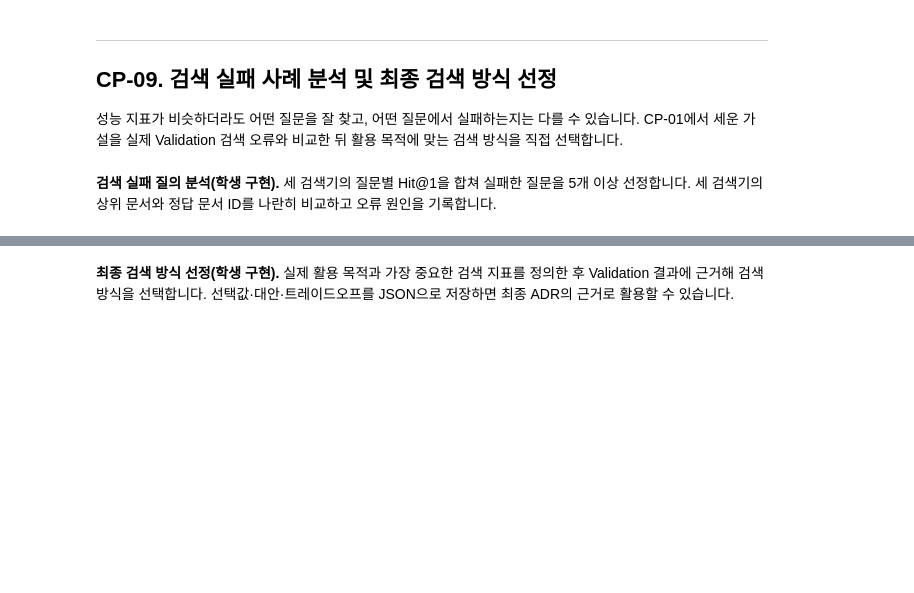
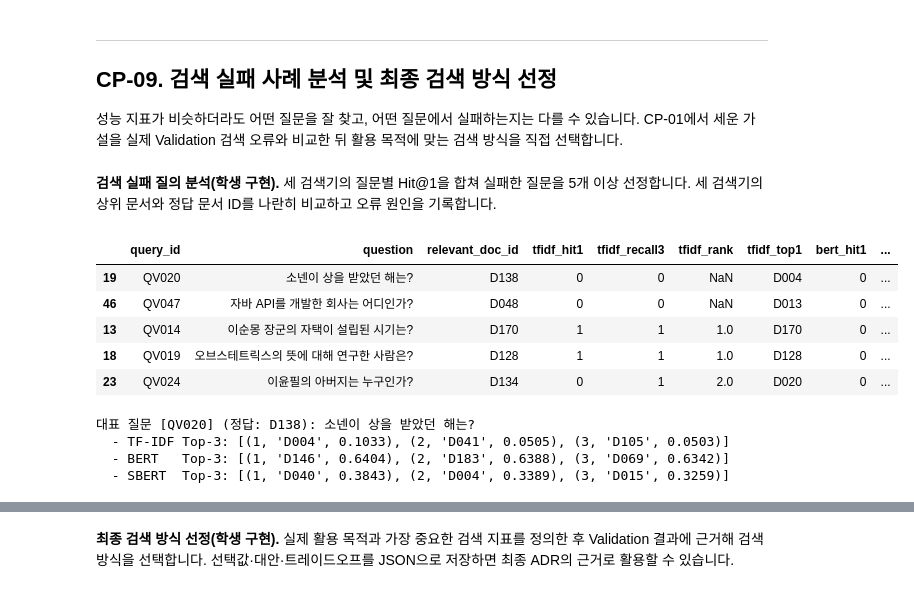
Before and after one commit to iremys/ai-mini-projects, a Jupyter notebook: mini-project-02/code/NLP_BERT_MiniProject_Student.ipynb, the cells around one changed output, grey strips where cells are left out. Saved outputs shown, nothing was run; the diff lists cells and outputs as text; code cells hidden in the pictures; blank space fills up the shorter version.

```diff
--- a/mini-project-02/code/NLP_BERT_MiniProject_Student.ipynb
+++ b/mini-project-02/code/NLP_BERT_MiniProject_Student.ipynb
@@ -917,16 +1537,62 @@ print('CP-08 통과: 세 검색 방식의 Validation 평가 완료')
 **검색 실패 질의 분석(학생 구현).** 세 검색기의 질문별 Hit@1을 합쳐 실패한 질문을 5개 이상 선정합니다. 세 검색기의 상위 문서와 정답 문서 ID를 나란히 비교하고 오류 원인을 기록합니다.
 # %%
 # [학생 구현] CP-09 — 질문별 성공/실패 비교 및 대표 오류 선택
+
+# ★ 1. 비교 표의 기준이 될 검증 질문 목록(query_id, question, relevant_doc_id) 복사
 error_df = valid_df[['query_id', 'question', 'relevant_doc_id']].copy()
-# TODO 9-1. tfidf_detail, bert_detail, sbert_detail을 query_id로 병합하세요.
-#             각 모델의 hit1/recall3/rank에는 모델 이름 접두사를 붙이세요.
-# TODO 9-2. num_top1_failures = 3 - 세 모델의 hit1 합계를 계산하세요.
-# TODO 9-3. 실패가 많은 질문 상위 5개를 error_cases로 추출해 표로 출력하세요.
-# TODO 9-4. 질문 하나에 대한 세 검색기의 Top-3 doc_id·유사도를 출력하세요.
-# TODO 9-5. error_cases를 TABLES/'cp09_error_cases.csv'에 저장하세요.
-# [힌트] CP-01의 valid_overlap[['query_id', 'overlap']]을 query_id로 병합해 두면
-#        실패한 질문의 겹침 비율을 함께 볼 수 있습니다.
-raise NotImplementedError('CP-09 검색 실패 사례를 비교하세요.')
+
+# ★ 2. 세 모델(TF-IDF, BERT, SBERT)의 상세 채점표를 query_id 기준으로 차례대로 병합
+#   - 모델 간 열 이름이 겹치지 않도록 앞에 모델명 접두사(tfidf_, bert_, sbert_)를 붙임
+#   - 각 모델이 1위로 예측한 문서 ID(top1_doc_id)도 함께 가져와 정답과 대조할 수 있게 함
+for name, detail in [('tfidf', tfidf_detail), ('bert', bert_detail), ('sbert', sbert_detail)]:
+    sub = detail[['query_id', 'hit1', 'recall3', 'rank', 'top1_doc_id']].rename(
+        columns={
+            'hit1': f'{name}_hit1',
+            'recall3': f'{name}_recall3',
+            'rank': f'{name}_rank',
+            'top1_doc_id': f'{name}_top1',
+        }
+    )
+    error_df = error_df.merge(sub, on='query_id', how='left')
+
+# ★ 3. CP-01에서 구한 질문-정답 간 글자 겹침 비율(overlap) 병합
+#   - 실패한 질문이 원래 단어 겹침이 적은 질문이었는지 함께 확인하기 위함
+error_df = error_df.merge(valid_overlap[['query_id', 'overlap']], on='query_id', how='left')
+
+# ★ 4. 질문별 Top-1 실패 횟수 계산 (3 - 세 모델의 hit1 합계)
+#   - 세 모델 모두 1위 정답이면 3 - 3 = 0, 모두 실패하면 3 - 0 = 3 (값이 클수록 많이 틀린 질문)
+error_df['num_top1_failures'] = 3 - (
+    error_df['tfidf_hit1'] + error_df['bert_hit1'] + error_df['sbert_hit1']
+)
+
+# ★ 5. 실패 횟수가 가장 많은 상위 5개 질문을 대표 오류(error_cases)로 추출
+# ▶ [출력 결과 1] 대표 실패 질문 5건 표 출력
+error_cases = error_df.sort_values('num_top1_failures', ascending=False).head(5).copy()
+display(error_cases)
+
+# ★ 6. 대표 실패 질문 첫 번째 항목(0번 행)을 꺼내 세 검색기의 Top-3 결과 직접 비교
+# ▶ [출력 결과 2] 대표 질문 1건에 대한 모델별 Top-3 (순위, 문서ID, 유사도 점수) 출력
+target_row = error_cases.iloc[0]
+print(f"대표 질문 [{target_row['query_id']}] (정답: {target_row['relevant_doc_id']}): {target_row['question']}")
+
+for label, fn in [('TF-IDF', search_tfidf), ('BERT', search_bert), ('SBERT', search_sbert)]:
+    hits = fn(target_row['question'], 3)
+    top3_info = [(h['rank'], h['doc_id'], round(h['score'], 4)) for h in hits]
+    print(f"  - {label:6s} Top-3: {top3_info}")
+
+# ★ 7. 추출한 대표 오류 5건 표를 CSV 파일로 저장 (한글 깨짐 방지를 위해 utf-8-sig 인코딩 사용)
+error_cases.to_csv(TABLES / 'cp09_error_cases.csv', index=False, encoding='utf-8-sig')
+# %% [output]
+|  | query_id | question | relevant_doc_id | tfidf_hit1 | tfidf_recall3 | tfidf_rank | tfidf_top1 | bert_hit1 | ... |
+| 19 | QV020 | 소넨이 상을 받았던 해는? | D138 | 0 | 0 | NaN | D004 | 0 | ... |
+| 46 | QV047 | 자바 API를 개발한 회사는 어디인가? | D048 | 0 | 0 | NaN | D013 | 0 | ... |
+| 13 | QV014 | 이순몽 장군의 자택이 설립된 시기는? | D170 | 1 | 1 | 1.0 | D170 | 0 | ... |
+| 18 | QV019 | 오브스테트릭스의 뜻에 대해 연구한 사람은? | D128 | 1 | 1 | 1.0 | D128 | 0 | ... |
+| 23 | QV024 | 이윤필의 아버지는 누구인가? | D134 | 0 | 1 | 2.0 | D020 | 0 | ... |
+대표 질문 [QV020] (정답: D138): 소넨이 상을 받았던 해는?
+  - TF-IDF Top-3: [(1, 'D004', 0.1033), (2, 'D041', 0.0505), (3, 'D105', 0.0503)]
+  - BERT   Top-3: [(1, 'D146', 0.6404), (2, 'D183', 0.6388), (3, 'D069', 0.6342)]
+  - SBERT  Top-3: [(1, 'D040', 0.3843), (2, 'D004', 0.3389), (3, 'D015', 0.3259)]
 # %% [markdown]
 **[기록] 결과 해석 — CP-09**
 
```
Also changed, not shown: parts of 34 cells of this notebook, 20 other files.
